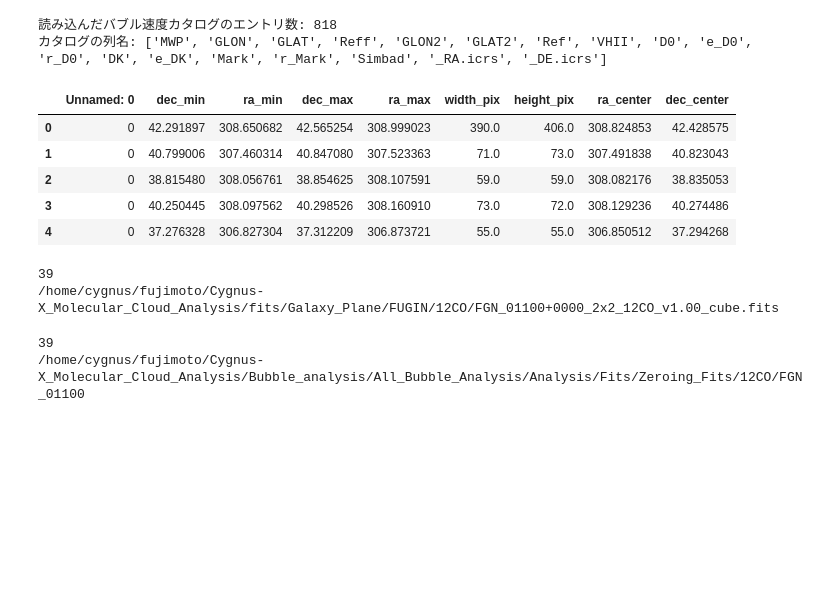
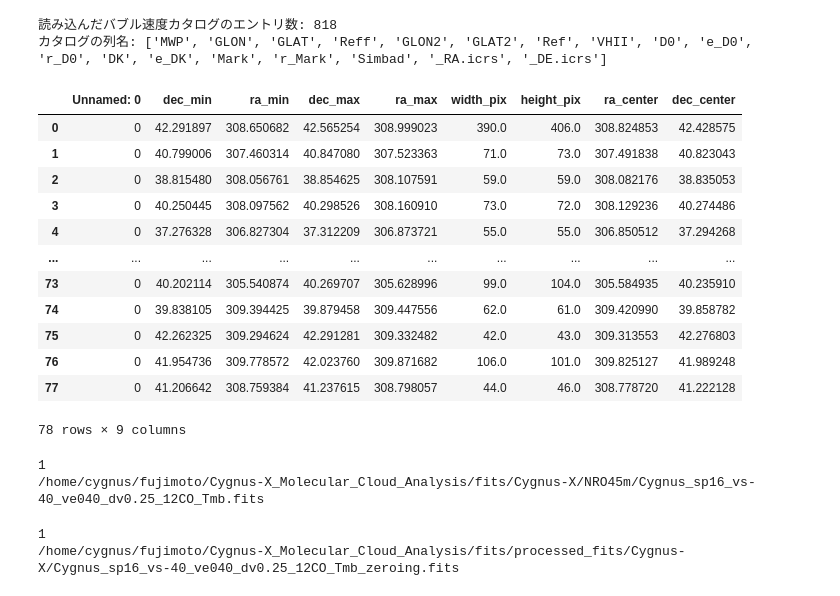
Before and after one commit to yudai-22/Cygnus-X_CAE, a Jupyter notebook: Bubble_analysis/C18Ospectrum_detection_cygnus-x.ipynb, the cells around one changed output. Cells and saved outputs as stored; diff of their text form; code cells hidden in the pictures; blank space fills up the shorter version.

```diff
--- a/Bubble_analysis/C18Ospectrum_detection_cygnus-x.ipynb
+++ b/Bubble_analysis/C18Ospectrum_detection_cygnus-x.ipynb
@@ -70,36 +79,43 @@ print("カタログの列名:", bub_velocity_table.columns.tolist())
 読み込んだバブル速度カタログのエントリ数: 818
 カタログの列名: ['MWP', 'GLON', 'GLAT', 'Reff', 'GLON2', 'GLAT2', 'Ref', 'VHII', 'D0', 'e_D0', 'r_D0', 'DK', 'e_DK', 'Mark', 'r_Mark', 'Simbad', '_RA.icrs', '_DE.icrs']
 # %%
-all_bubble_catalogue = pd.read_csv('/home/cygnus/fujimoto/Cygnus-X_Molecular_Cloud_Analysis/Bubble_Catalogue/cygnus_infer_catalogue.csv')
-all_bubble_catalogue['ra_center'] = (all_bubble_catalogue['ra_min'] + all_bubble_catalogue['ra_max'])/2
-all_bubble_catalogue['dec_center'] = (all_bubble_catalogue['dec_min'] + all_bubble_catalogue['dec_max'])/2
+cygnus_bubble_catalogue = pd.read_csv('/home/cygnus/fujimoto/Cygnus-X_Molecular_Cloud_Analysis/Bubble_Catalogue/cygnus_infer_catalogue.csv')
+cygnus_bubble_catalogue['ra_center'] = (cygnus_bubble_catalogue['ra_min'] + cygnus_bubble_catalogue['ra_max'])/2
+cygnus_bubble_catalogue['dec_center'] = (cygnus_bubble_catalogue['dec_min'] + cygnus_bubble_catalogue['dec_max'])/2
 # all_bubble_catalogue = all_bubble_catalogue[2000:]
-all_bubble_catalogue.head()
+cygnus_bubble_catalogue
 # %% [output]
 |  | Unnamed: 0 | dec_min | ra_min | dec_max | ra_max | width_pix | height_pix | ra_center | dec_center |
 | 0 | 0 | 42.291897 | 308.650682 | 42.565254 | 308.999023 | 390.0 | 406.0 | 308.824853 | 42.428575 |
 | 1 | 0 | 40.799006 | 307.460314 | 40.847080 | 307.523363 | 71.0 | 73.0 | 307.491838 | 40.823043 |
 | 2 | 0 | 38.815480 | 308.056761 | 38.854625 | 308.107591 | 59.0 | 59.0 | 308.082176 | 38.835053 |
 | 3 | 0 | 40.250445 | 308.097562 | 40.298526 | 308.160910 | 73.0 | 72.0 | 308.129236 | 40.274486 |
 | 4 | 0 | 37.276328 | 306.827304 | 37.312209 | 306.873721 | 55.0 | 55.0 | 306.850512 | 37.294268 |
+| ... | ... | ... | ... | ... | ... | ... | ... | ... | ... |
+| 73 | 0 | 40.202114 | 305.540874 | 40.269707 | 305.628996 | 99.0 | 104.0 | 305.584935 | 40.235910 |
+| 74 | 0 | 39.838105 | 309.394425 | 39.879458 | 309.447556 | 62.0 | 61.0 | 309.420990 | 39.858782 |
+| 75 | 0 | 42.262325 | 309.294624 | 42.291281 | 309.332482 | 42.0 | 43.0 | 309.313553 | 42.276803 |
+| 76 | 0 | 41.954736 | 309.778572 | 42.023760 | 309.871682 | 106.0 | 101.0 | 309.825127 | 41.989248 |
+| 77 | 0 | 41.206642 | 308.759384 | 41.237615 | 308.798057 | 44.0 | 46.0 | 308.778720 | 41.222128 |
+78 rows × 9 columns
 # %%
-fugin_path_list = sorted(
+cygnus_path_list = sorted(
     glob.glob(
-        '/home/cygnus/fujimoto/Cygnus-X_Molecular_Cloud_Analysis/fits/Galaxy_Plane/FUGIN/12CO/**'))
-print(len(fugin_path_list))
-print(fugin_path_list[0])
+        '/home/cygnus/fujimoto/Cygnus-X_Molecular_Cloud_Analysis/fits/Cygnus-X/NRO45m/*12CO*.fits'))
+print(len(cygnus_path_list))
+print(cygnus_path_list[0])
 # %% [output]
-39
-/home/cygnus/fujimoto/Cygnus-X_Molecular_Cloud_Analysis/fits/Galaxy_Plane/FUGIN/12CO/FGN_01100+0000_2x2_12CO_v1.00_cube.fits
+1
+/home/cygnus/fujimoto/Cygnus-X_Molecular_Cloud_Analysis/fits/Cygnus-X/NRO45m/Cygnus_sp16_vs-40_ve040_dv0.25_12CO_Tmb.fits
 # %%
-zeroing_fugin_path_list = sorted(
+zeroing_cygnus_path_list = sorted(
     glob.glob(
-        '/home/cygnus/fujimoto/Cygnus-X_Molecular_Cloud_Analysis/Bubble_analysis/All_Bubble_Analysis/Analysis/Fits/Zeroing_Fits/12CO/**'))
-print(len(zeroing_fugin_path_list))
-print(zeroing_fugin_path_list[0])
+        '/home/cygnus/fujimoto/Cygnus-X_Molecular_Cloud_Analysis/fits/processed_fits/Cygnus-X/*12CO*.fits'))
+print(len(zeroing_cygnus_path_list))
+print(zeroing_cygnus_path_list[0])
 # %% [output]
-39
-/home/cygnus/fujimoto/Cygnus-X_Molecular_Cloud_Analysis/Bubble_analysis/All_Bubble_Analysis/Analysis/Fits/Zeroing_Fits/12CO/FGN_01100
+1
+/home/cygnus/fujimoto/Cygnus-X_Molecular_Cloud_Analysis/fits/processed_fits/Cygnus-X/Cygnus_sp16_vs-40_ve040_dv0.25_12CO_Tmb_zeroing.fits
 # %%
 # 詳細な統計情報を追跡するための変数を初期化
 velocity_stats = {
```
Also changed, not shown: parts of 9 cells of this notebook.
